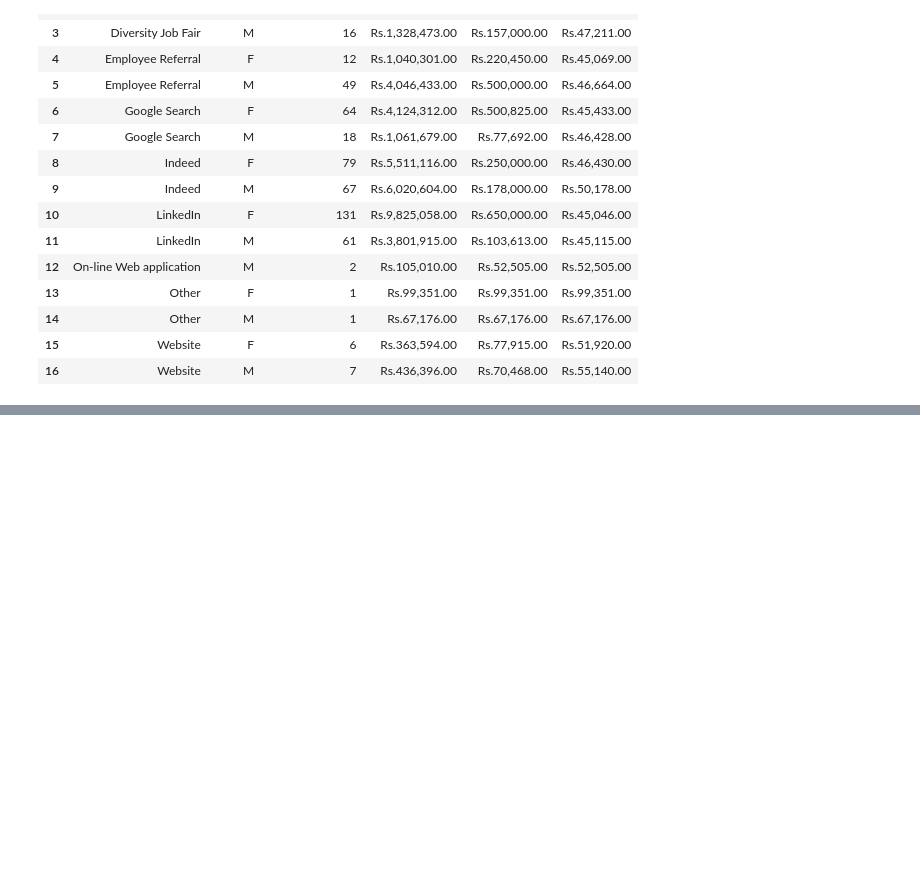
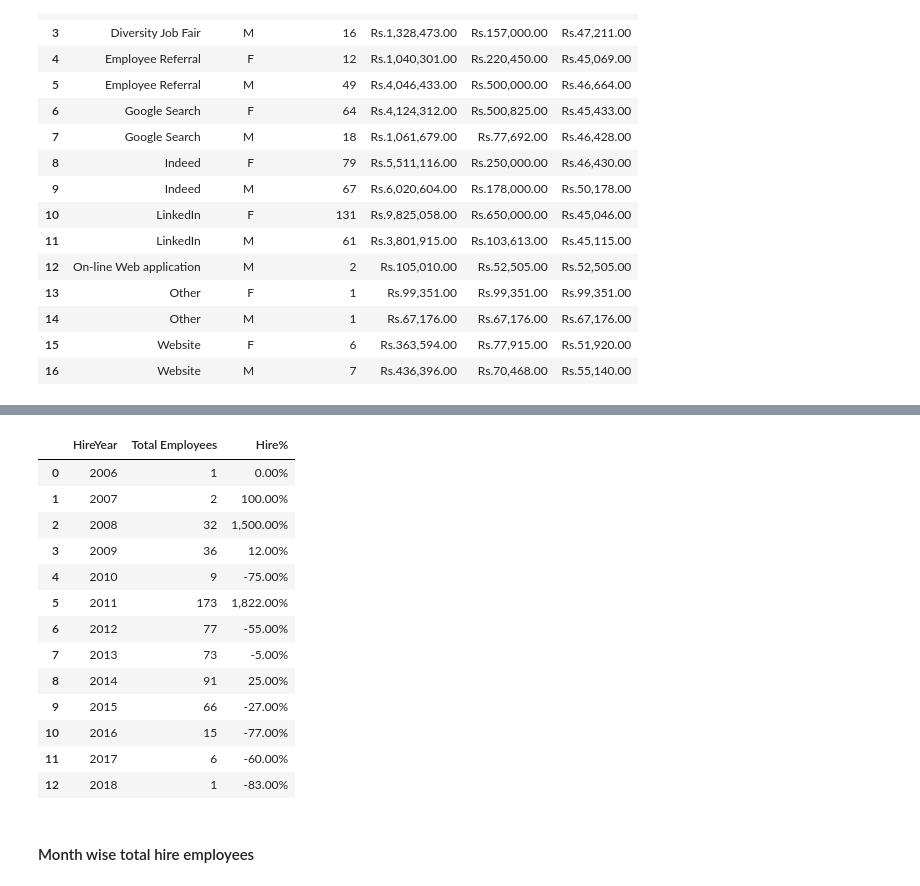
Before and after one commit to BIDUR2062/Data-Science, a Jupyter notebook: Analysis.ipynb, the cells around one changed output, grey strips where cells are left out. Saved outputs shown, nothing was run; the diff lists cells and outputs as text; code cells hidden in the pictures; blank space fills up the shorter version.

```diff
--- a/Analysis.ipynb
+++ b/Analysis.ipynb
@@ -170,0 +201,28 @@ memory usage: 948.0+ bytes
+# %%
+## Find total number of employees hired in each year.
+emp_hired = df.groupby('HireYear')['EmpID'].count().reset_index().rename(
+    columns = {'EmpID': 'Total Employees'}
+)
+# pct_change()
+emp_hired['Hire%'] = round(emp_hired['Total Employees'].pct_change().fillna(0), 2)*100
+emp_hired['Hire%'] = emp_hired['Hire%'].map('{:,.2f}%'.format)
+emp_hired
+
+# DateTime -> YTD (Year to Date), MTD (Month to Date), DTD (Day to Date)
+# %% [output]
+|  | HireYear | Total Employees | Hire% |
+| 0 | 2006 | 1 | 0.00% |
+| 1 | 2007 | 2 | 100.00% |
+| 2 | 2008 | 32 | 1,500.00% |
+| 3 | 2009 | 36 | 12.00% |
+| 4 | 2010 | 9 | -75.00% |
+| 5 | 2011 | 173 | 1,822.00% |
+| 6 | 2012 | 77 | -55.00% |
+| 7 | 2013 | 73 | -5.00% |
+| 8 | 2014 | 91 | 25.00% |
+| 9 | 2015 | 66 | -27.00% |
+| 10 | 2016 | 15 | -77.00% |
+| 11 | 2017 | 6 | -60.00% |
+| 12 | 2018 | 1 | -83.00% |
+# %% [markdown]
+#### Month wise total hire employees
```
Also changed, not shown: parts of 16 cells of this notebook.
